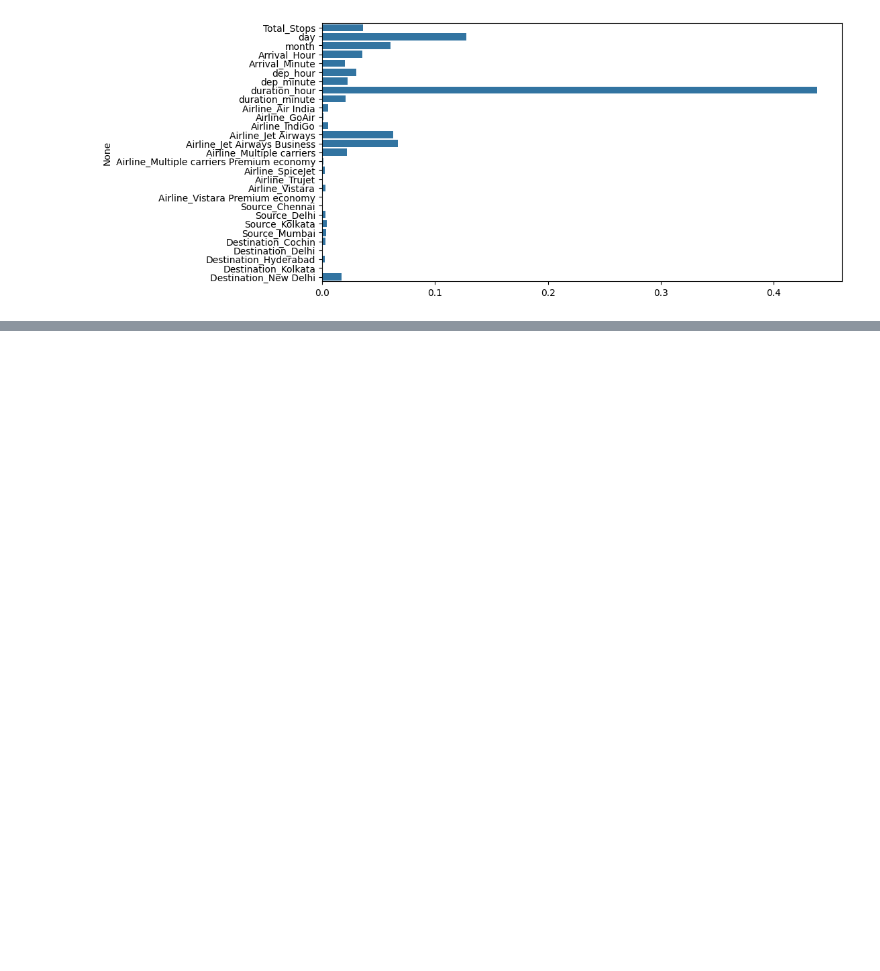
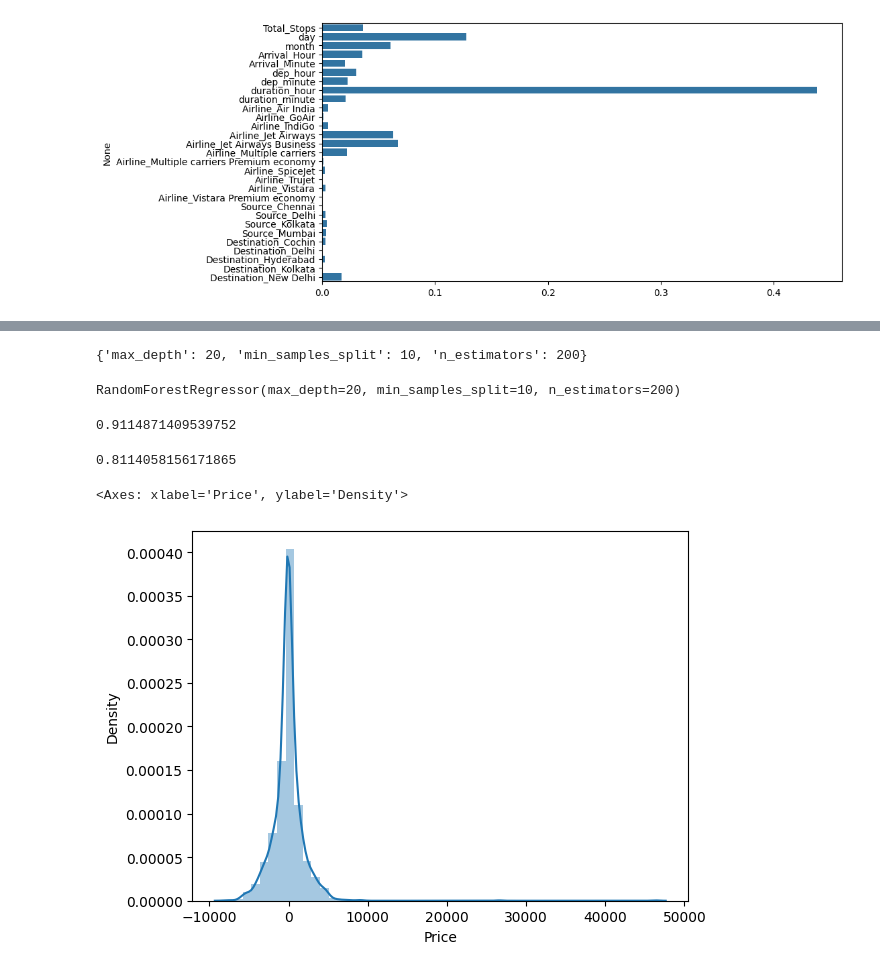
Before and after one commit to vinodvicki/Flight-Flare-predictions-, a Jupyter notebook: Untitled6.ipynb, the cells around one changed output, grey strips where cells are left out. Drawn from its saved outputs; the diff is of its cells as text; code cells hidden in the pictures; blank space fills up the shorter version.

```diff
--- a/Untitled6.ipynb
+++ b/Untitled6.ipynb
@@ -470,0 +508,22 @@ plt.show()
+# %%
+grid_cv.best_params_
+# %% [output]
+{'max_depth': 20, 'min_samples_split': 10, 'n_estimators': 200}
+# %%
+rnd_forest_model = RandomForestRegressor(n_estimators=200, max_depth=20, min_samples_split=10)
+rnd_forest_model.fit(X_train, y_train)
+# %% [output]
+RandomForestRegressor(max_depth=20, min_samples_split=10, n_estimators=200)
+# %%
+rnd_forest_model.score(X_train, y_train)
+# %% [output]
+0.9114871409539752
+# %%
+rnd_forest_model.score(X_test, y_test)
+# %% [output]
+0.8114058156171865
+# %%
+sns.distplot(y_test-y_pred)
+# %% [output]
+<Axes: xlabel='Price', ylabel='Density'>
+[figure, added]
```
Also changed, not shown: parts of 7 cells of this notebook.
